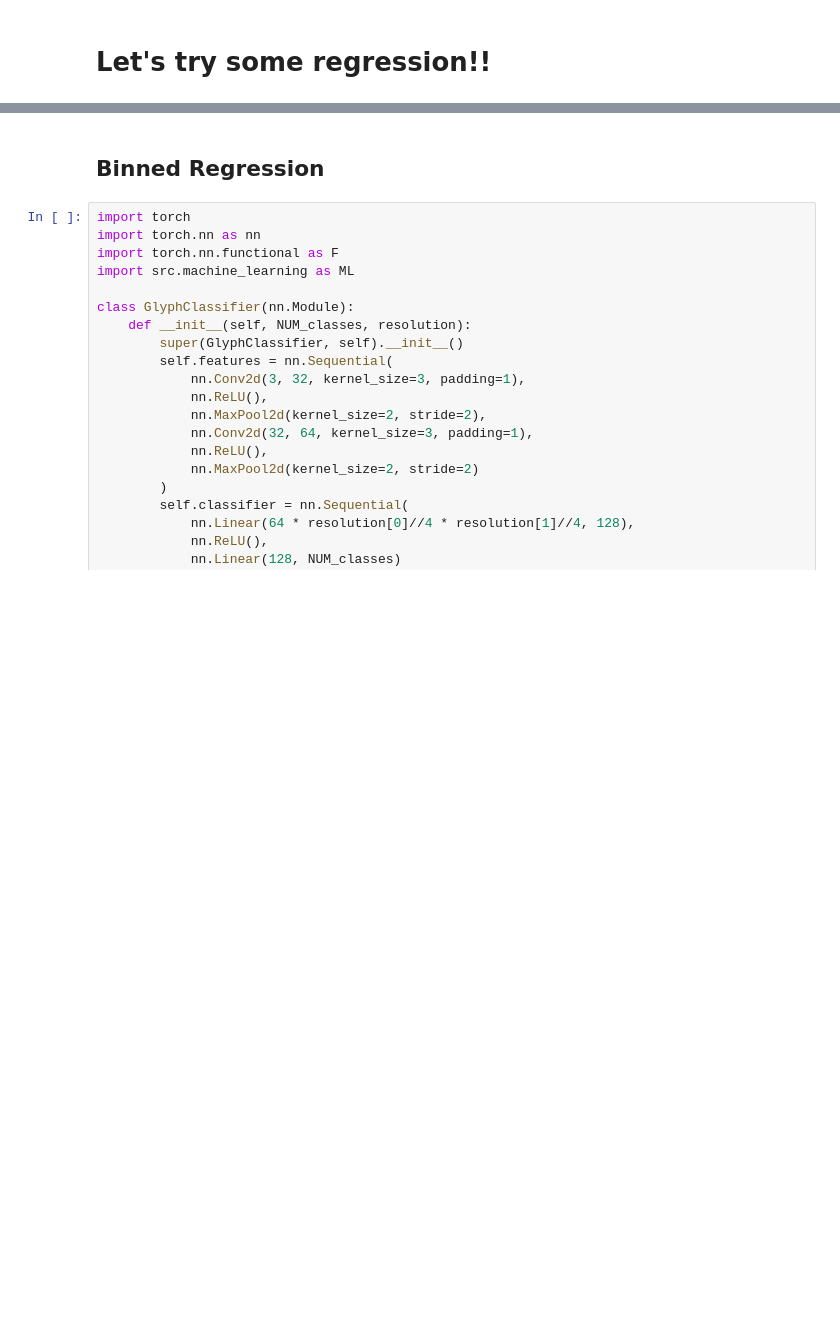
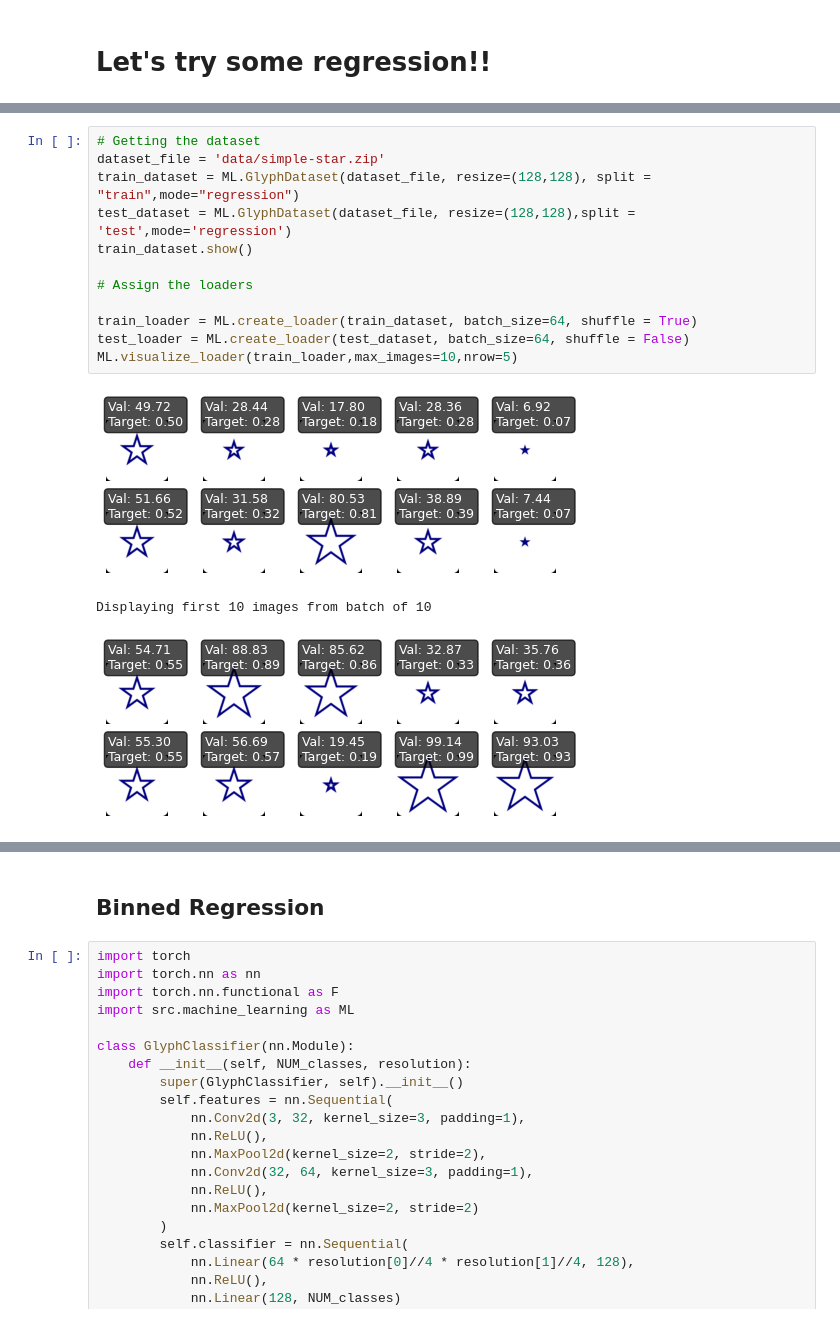
Before and after one commit to MohanedAnene/Glyphs, a Jupyter notebook: regression.ipynb, the cells around one changed output, grey strips where cells are left out. Cells and saved outputs as stored; diff of their text form; blank space fills up the shorter version.

Commit message:
Normal regression

```diff
--- a/regression.ipynb
+++ b/regression.ipynb
@@ -2,0 +40,16 @@
+# %%
+# Getting the dataset
+dataset_file = 'data/simple-star.zip'
+train_dataset = ML.GlyphDataset(dataset_file, resize=(128,128), split = "train",mode="regression")
+test_dataset = ML.GlyphDataset(dataset_file, resize=(128,128),split = 'test',mode='regression')
+train_dataset.show()
+
+# Assign the loaders
+
+train_loader = ML.create_loader(train_dataset, batch_size=64, shuffle = True)
+test_loader = ML.create_loader(test_dataset, batch_size=64, shuffle = False)
+ML.visualize_loader(train_loader,max_images=10,nrow=5)
+# %% [output]
+[figure, added]
+Displaying first 10 images from batch of 10
+[figure, added]
```
Also changed, not shown: parts of 4 cells of this notebook, 4 other files.
